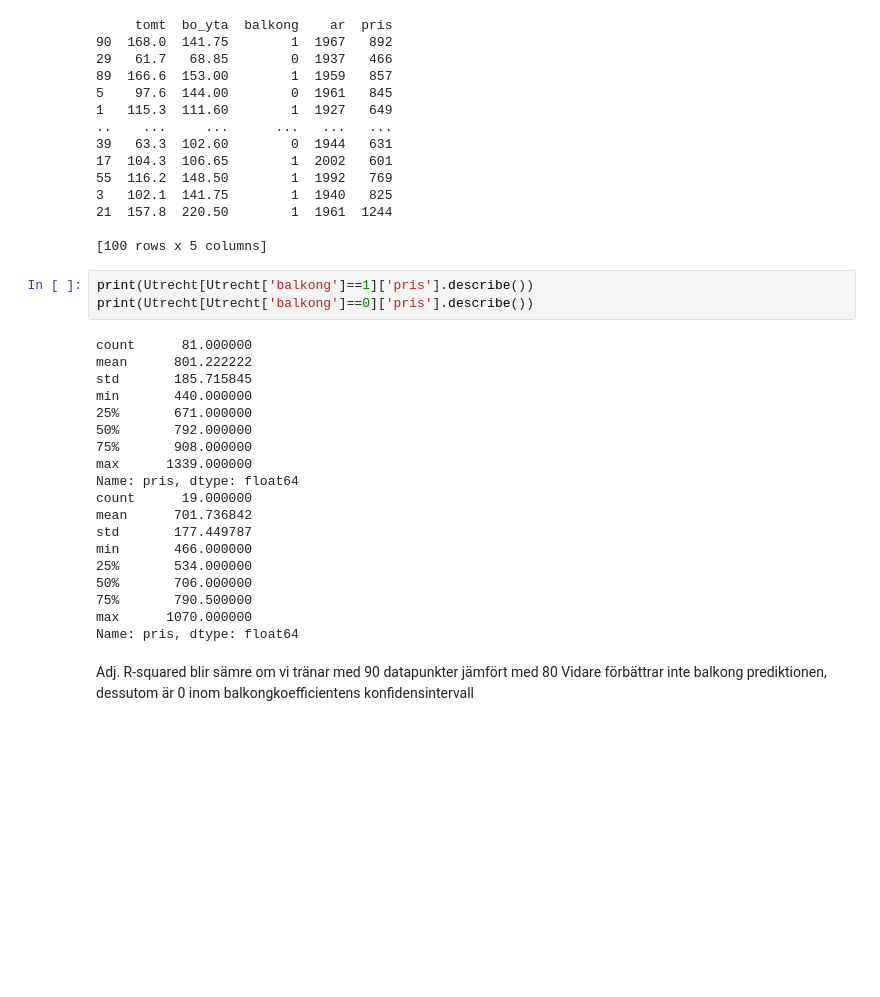
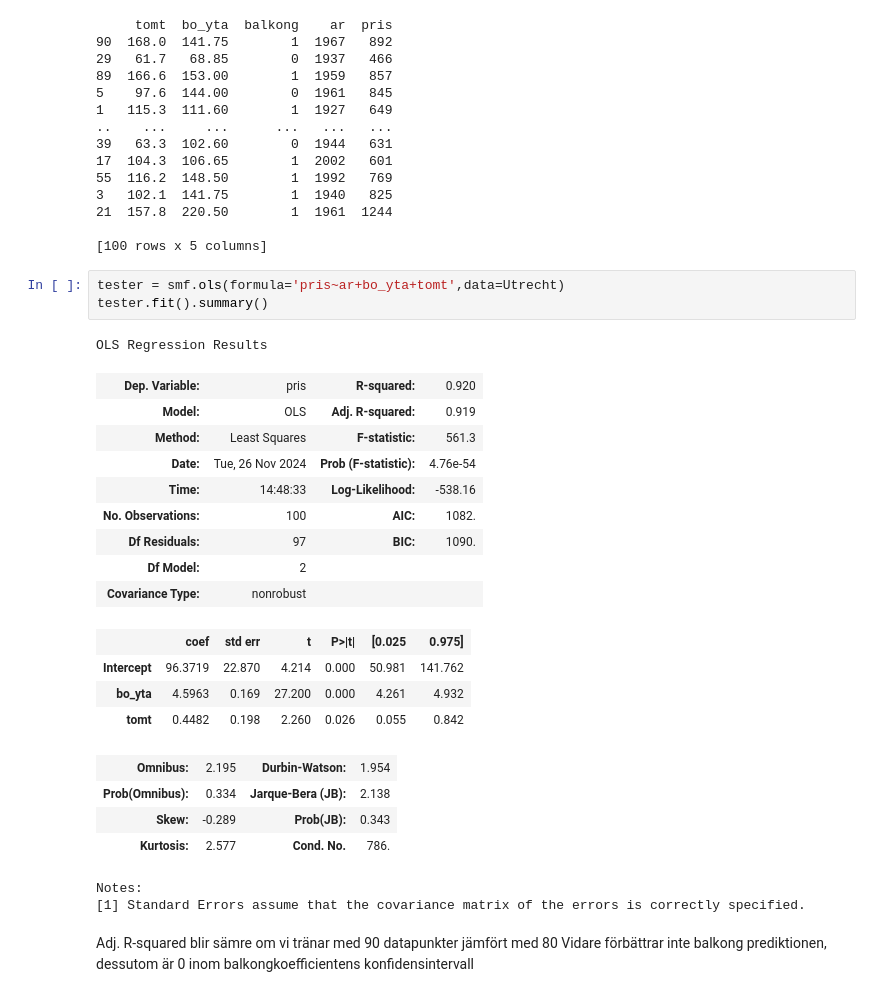
Before and after one commit to md5nake/fmsf80-projekt, a Jupyter notebook: stat.ipynb, the cells around one changed output. Saved outputs shown, nothing was run; the diff lists cells and outputs as text; blank space fills up the shorter version.

```diff
--- a/stat.ipynb
+++ b/stat.ipynb
@@ -27,28 +27,30 @@ print( Utrecht )
 21  157.8  220.50        1  1961  1244
 
 [100 rows x 5 columns]
-# %%
-print(Utrecht[Utrecht['balkong']==1]['pris'].describe())
-print(Utrecht[Utrecht['balkong']==0]['pris'].describe())
-# %% [output]
-count      81.000000
-mean      801.222222
-std       185.715845
-min       440.000000
-25%       671.000000
-50%       792.000000
-75%       908.000000
-max      1339.000000
-Name: pris, dtype: float64
-count      19.000000
-mean      701.736842
-std       177.449787
-min       466.000000
-25%       534.000000
-50%       706.000000
-75%       790.500000
-max      1070.000000
-Name: pris, dtype: float64
+# %%
+tester = smf.ols(formula='pris~ar+bo_yta+tomt',data=Utrecht)
+tester.fit().summary()
+# %% [output]
+OLS Regression Results
+| Dep. Variable: | pris | R-squared: | 0.920 |
+| Model: | OLS | Adj. R-squared: | 0.919 |
+| Method: | Least Squares | F-statistic: | 561.3 |
+| Date: | Tue, 26 Nov 2024 | Prob (F-statistic): | 4.76e-54 |
+| Time: | 14:48:33 | Log-Likelihood: | -538.16 |
+| No. Observations: | 100 | AIC: | 1082. |
+| Df Residuals: | 97 | BIC: | 1090. |
+| Df Model: | 2 |  |  |
+| Covariance Type: | nonrobust |  |  |
+|  | coef | std err | t | P>|t| | [0.025 | 0.975] |
+| Intercept | 96.3719 | 22.870 | 4.214 | 0.000 | 50.981 | 141.762 |
+| bo_yta | 4.5963 | 0.169 | 27.200 | 0.000 | 4.261 | 4.932 |
+| tomt | 0.4482 | 0.198 | 2.260 | 0.026 | 0.055 | 0.842 |
+| Omnibus: | 2.195 | Durbin-Watson: | 1.954 |
+| Prob(Omnibus): | 0.334 | Jarque-Bera (JB): | 2.138 |
+| Skew: | -0.289 | Prob(JB): | 0.343 |
+| Kurtosis: | 2.577 | Cond. No. | 786. |
+Notes:
+[1] Standard Errors assume that the covariance matrix of the errors is correctly specified.
 # %% [markdown]
 Adj. R-squared blir sämre om vi tränar med 90 datapunkter jämfört med 80
 Vidare förbättrar inte balkong prediktionen, dessutom är 0 inom balkongkoefficientens konfidensintervall
```
